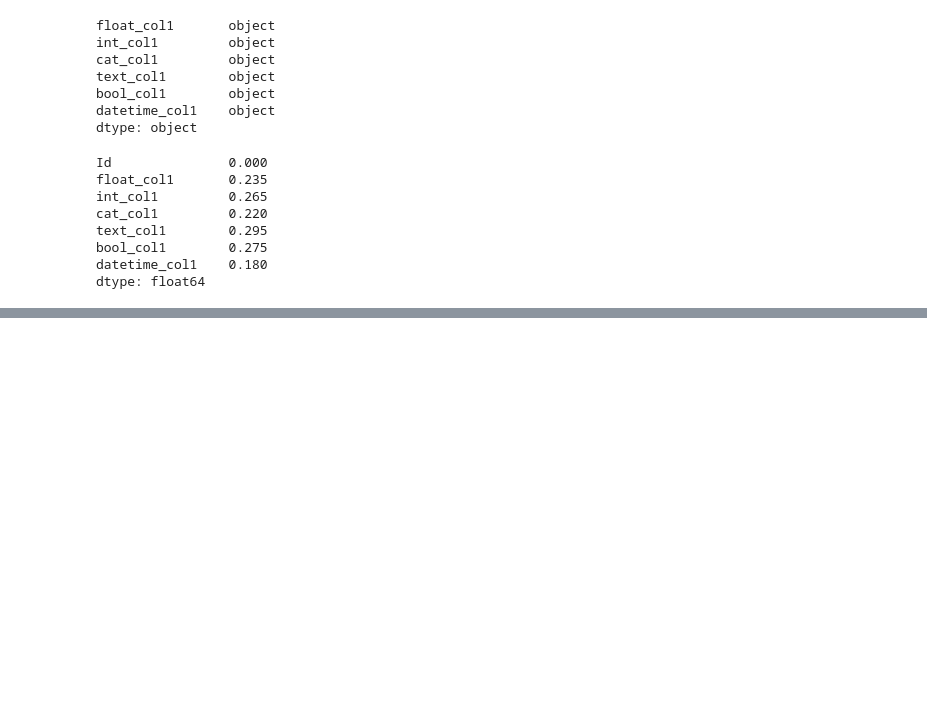
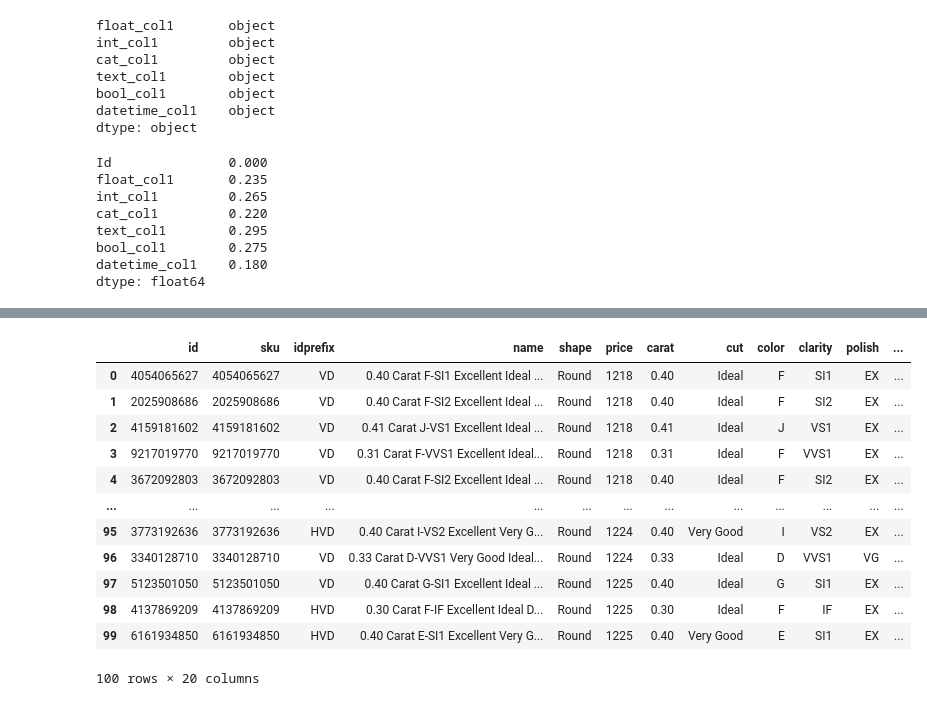
Before and after one commit to chrischow/ravenpoint, a Jupyter notebook: experimentation/experimentation.ipynb, the cells around one changed output, grey strips where cells are left out. Saved outputs shown, nothing was run; the diff lists cells and outputs as text; code cells hidden in the pictures; blank space fills up the shorter version.

```diff
--- a/experimentation/experimentation.ipynb
+++ b/experimentation/experimentation.ipynb
@@ -421,0 +662,16 @@ dtype: float64
+# %%
+df_clean.loc[df_clean.price.gt(900)]
+# %% [output]
+|  | id | sku | idprefix | name | shape | price | carat | cut | color | clarity | polish | ... |
+| 0 | 4054065627 | 4054065627 | VD | 0.40 Carat F-SI1 Excellent Ideal ... | Round | 1218 | 0.40 | Ideal | F | SI1 | EX | ... |
+| 1 | 2025908686 | 2025908686 | VD | 0.40 Carat F-SI2 Excellent Ideal ... | Round | 1218 | 0.40 | Ideal | F | SI2 | EX | ... |
+| 2 | 4159181602 | 4159181602 | VD | 0.41 Carat J-VS1 Excellent Ideal ... | Round | 1218 | 0.41 | Ideal | J | VS1 | EX | ... |
+| 3 | 9217019770 | 9217019770 | VD | 0.31 Carat F-VVS1 Excellent Ideal... | Round | 1218 | 0.31 | Ideal | F | VVS1 | EX | ... |
+| 4 | 3672092803 | 3672092803 | VD | 0.40 Carat F-SI2 Excellent Ideal ... | Round | 1218 | 0.40 | Ideal | F | SI2 | EX | ... |
+| ... | ... | ... | ... | ... | ... | ... | ... | ... | ... | ... | ... | ... |
+| 95 | 3773192636 | 3773192636 | HVD | 0.40 Carat I-VS2 Excellent Very G... | Round | 1224 | 0.40 | Very Good | I | VS2 | EX | ... |
+| 96 | 3340128710 | 3340128710 | VD | 0.33 Carat D-VVS1 Very Good Ideal... | Round | 1224 | 0.33 | Ideal | D | VVS1 | VG | ... |
+| 97 | 5123501050 | 5123501050 | VD | 0.40 Carat G-SI1 Excellent Ideal ... | Round | 1225 | 0.40 | Ideal | G | SI1 | EX | ... |
+| 98 | 4137869209 | 4137869209 | HVD | 0.30 Carat F-IF Excellent Ideal D... | Round | 1225 | 0.30 | Ideal | F | IF | EX | ... |
+| 99 | 6161934850 | 6161934850 | HVD | 0.40 Carat E-SI1 Excellent Very G... | Round | 1225 | 0.40 | Very Good | E | SI1 | EX | ... |
+100 rows × 20 columns
```
Also changed, not shown: parts of 15 cells of this notebook, 1 other file.
